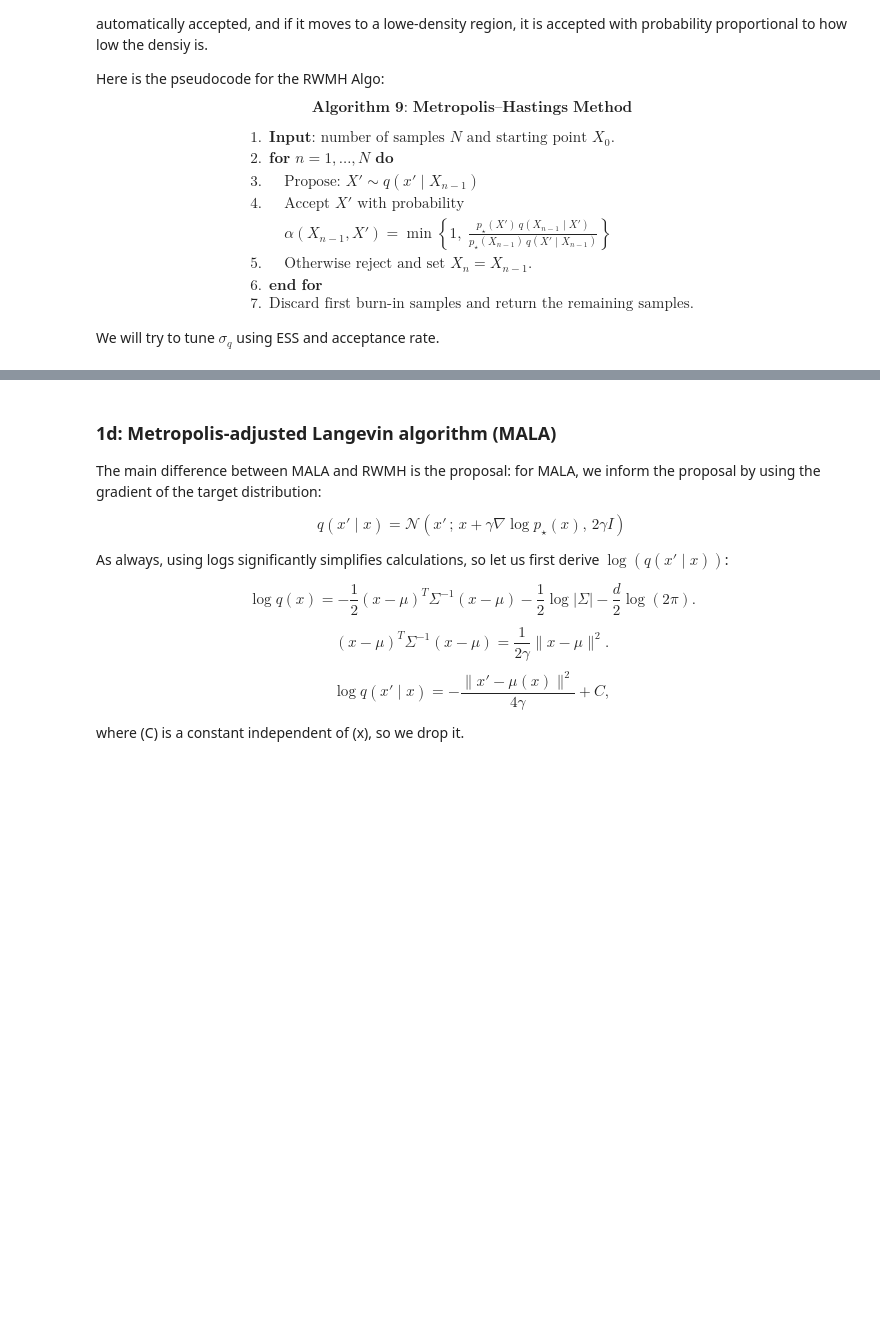
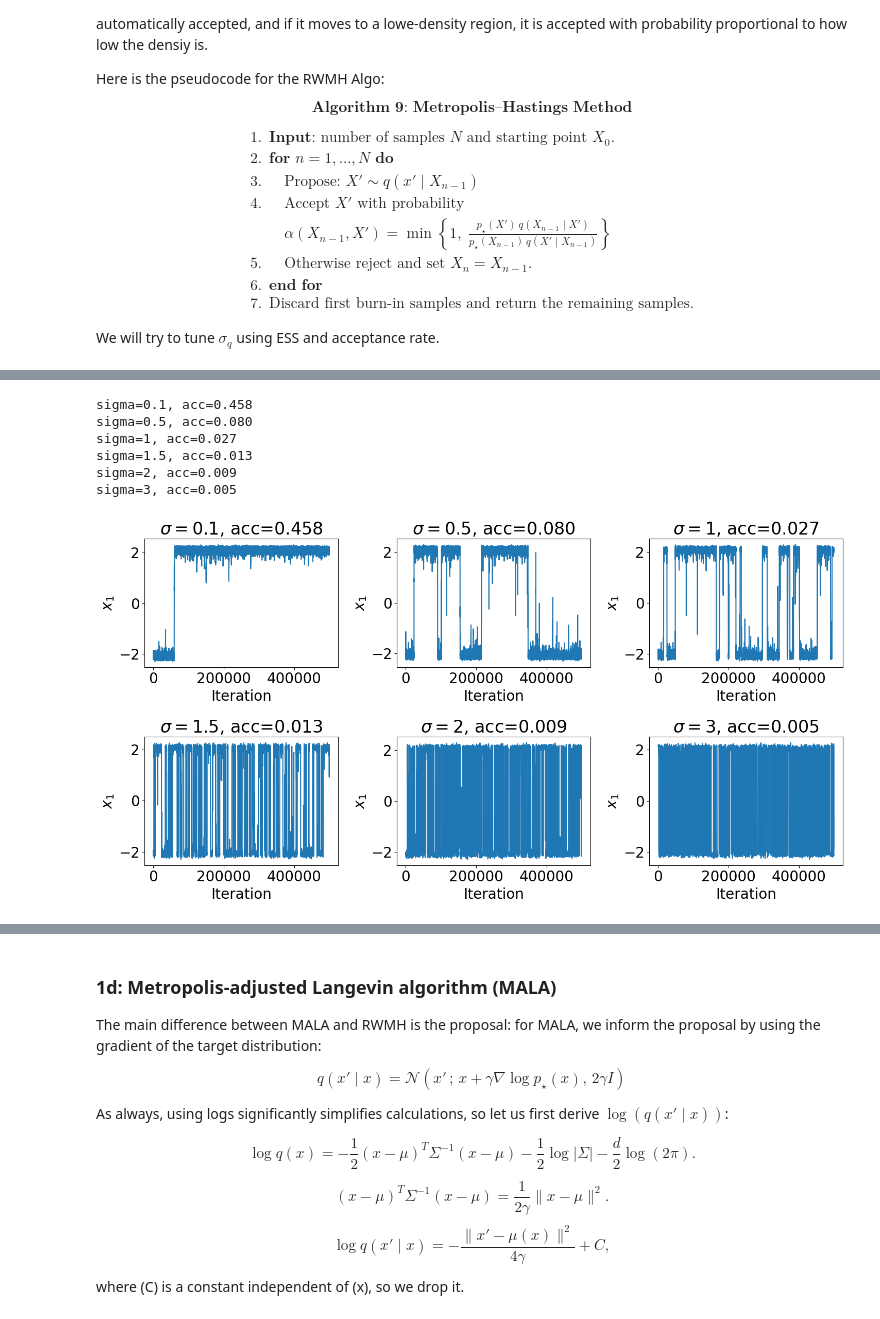
Before and after one commit to alisaklymchuk/stochastic_simulation_math60047, a Jupyter notebook: coursework.ipynb, the cells around one changed output, grey strips where cells are left out. Saved outputs shown, nothing was run; the diff lists cells and outputs as text; code cells hidden in the pictures; blank space fills up the shorter version.

```diff
--- a/coursework.ipynb
+++ b/coursework.ipynb
@@ -465,0 +480,28 @@ hist(mc, "hist")
+# %%
+# Tuning proposal variance using acceptance rate
+sigmas = [0.1, 0.5, 1, 1.5, 2, 3]
+
+fig, axes = plt.subplots(2, 3, figsize=(15, 8))
+axes = axes.ravel()
+
+for ax, sigma in zip(axes, sigmas):
+    samples, acc = rwmh(N=500000, sigma=sigma, burnin=500)
+    print(f"sigma={sigma}, acc={acc:.3f}")
+    trace1 = samples[:, 0]
+    x = np.arange(len(trace1))
+
+    ax.plot(x, trace1)
+    ax.set_title(rf"$\sigma={sigma}$, acc={acc:.3f}")
+    ax.set_xlabel("Iteration")
+    ax.set_ylabel(r"$x_1$")
+
+plt.tight_layout()
+plt.show()
+# %% [output]
+sigma=0.1, acc=0.458
+sigma=0.5, acc=0.080
+sigma=1, acc=0.027
+sigma=1.5, acc=0.013
+sigma=2, acc=0.009
+sigma=3, acc=0.005
+[figure, added]
```
Also changed, not shown: parts of 13 cells of this notebook.
